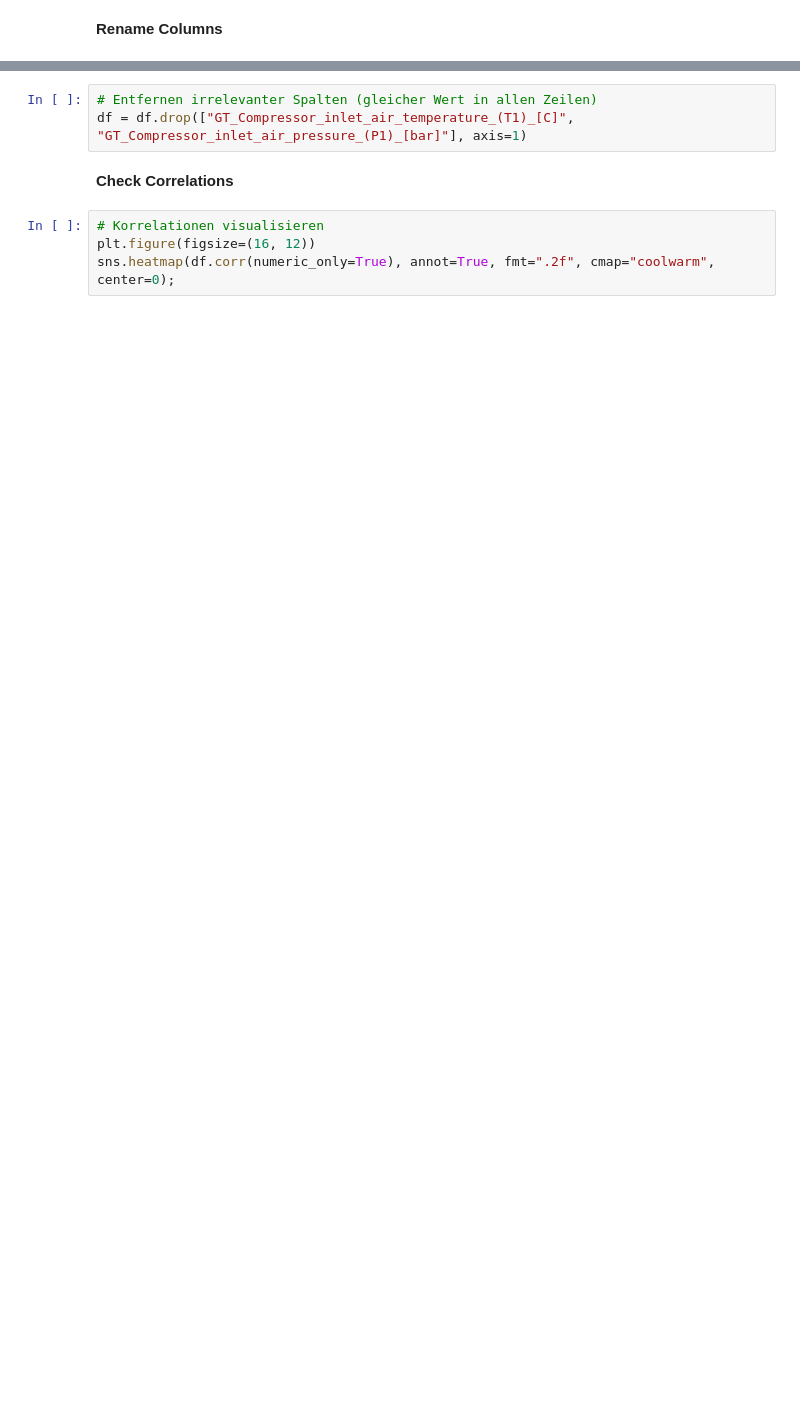
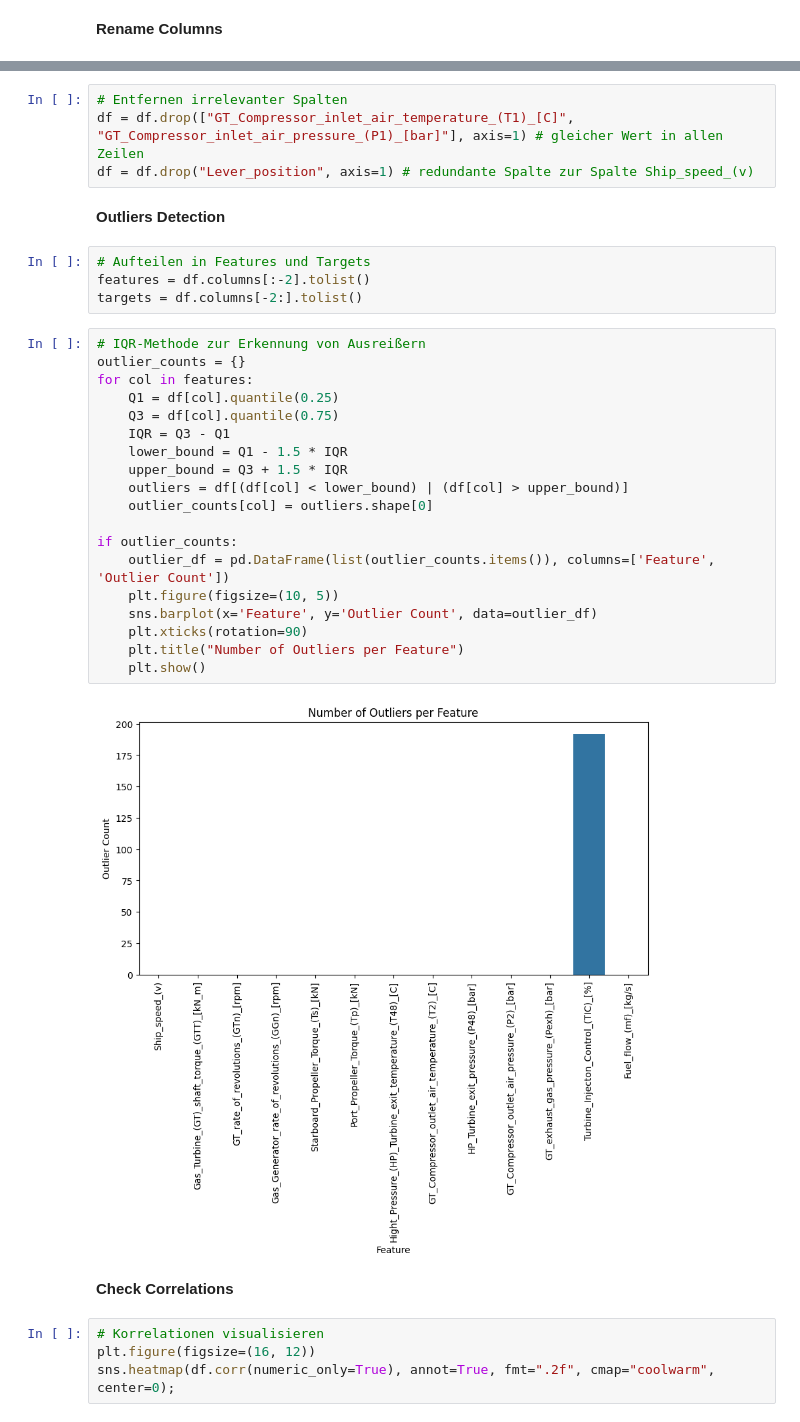
Before and after one commit to IAmBlindNotDeaf/Gas-Turbine-Degradation-Prediction, a Jupyter notebook: notebooks/01_exploration.ipynb, the cells around one changed output, grey strips where cells are left out. Drawn from its saved outputs; the diff is of its cells as text; blank space fills up the shorter version.

Commit message:
add outliers detection

```diff
--- a/notebooks/01_exploration.ipynb
+++ b/notebooks/01_exploration.ipynb
@@ -117,6 +119,34 @@ df.head()
 # %%
-# Entfernen irrelevanter Spalten (gleicher Wert in allen Zeilen)
-df = df.drop(["GT_Compressor_inlet_air_temperature_(T1)_[C]", "GT_Compressor_inlet_air_pressure_(P1)_[bar]"], axis=1)
+# Entfernen irrelevanter Spalten
+df = df.drop(["GT_Compressor_inlet_air_temperature_(T1)_[C]", "GT_Compressor_inlet_air_pressure_(P1)_[bar]"], axis=1) # gleicher Wert in allen Zeilen
+df = df.drop("Lever_position", axis=1) # redundante Spalte zur Spalte Ship_speed_(v)
+# %% [markdown]
+**Outliers Detection**
+# %%
+# Aufteilen in Features und Targets
+features = df.columns[:-2].tolist()
+targets = df.columns[-2:].tolist()
+# %%
+# IQR-Methode zur Erkennung von Ausreißern
+outlier_counts = {}
+for col in features:
+    Q1 = df[col].quantile(0.25)
+    Q3 = df[col].quantile(0.75)
+    IQR = Q3 - Q1
+    lower_bound = Q1 - 1.5 * IQR
+    upper_bound = Q3 + 1.5 * IQR
+    outliers = df[(df[col] < lower_bound) | (df[col] > upper_bound)]
+    outlier_counts[col] = outliers.shape[0]
+
+if outlier_counts:
+    outlier_df = pd.DataFrame(list(outlier_counts.items()), columns=['Feature', 'Outlier Count'])
+    plt.figure(figsize=(10, 5))
+    sns.barplot(x='Feature', y='Outlier Count', data=outlier_df)
+    plt.xticks(rotation=90)
+    plt.title("Number of Outliers per Feature")
+    plt.show()
+# %% [output]
+[figure, added]
 # %% [markdown]
 **Check Correlations**
 # %%
```
Also changed, not shown: parts of 3 cells of this notebook.
